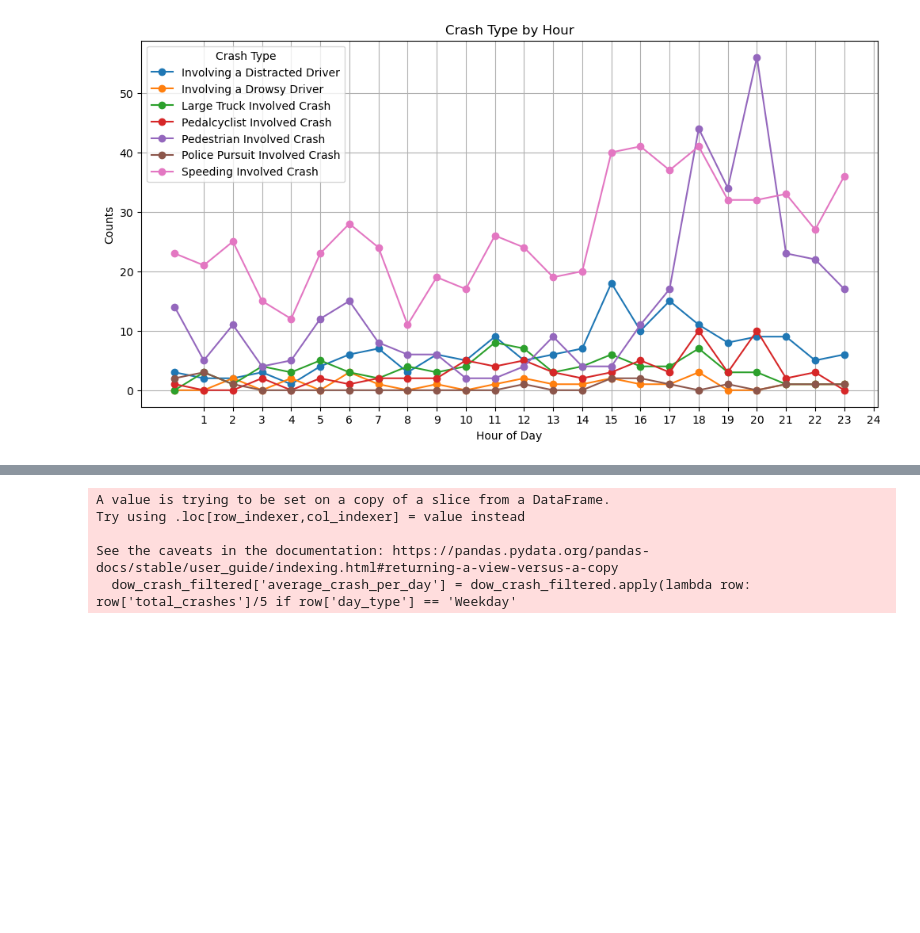
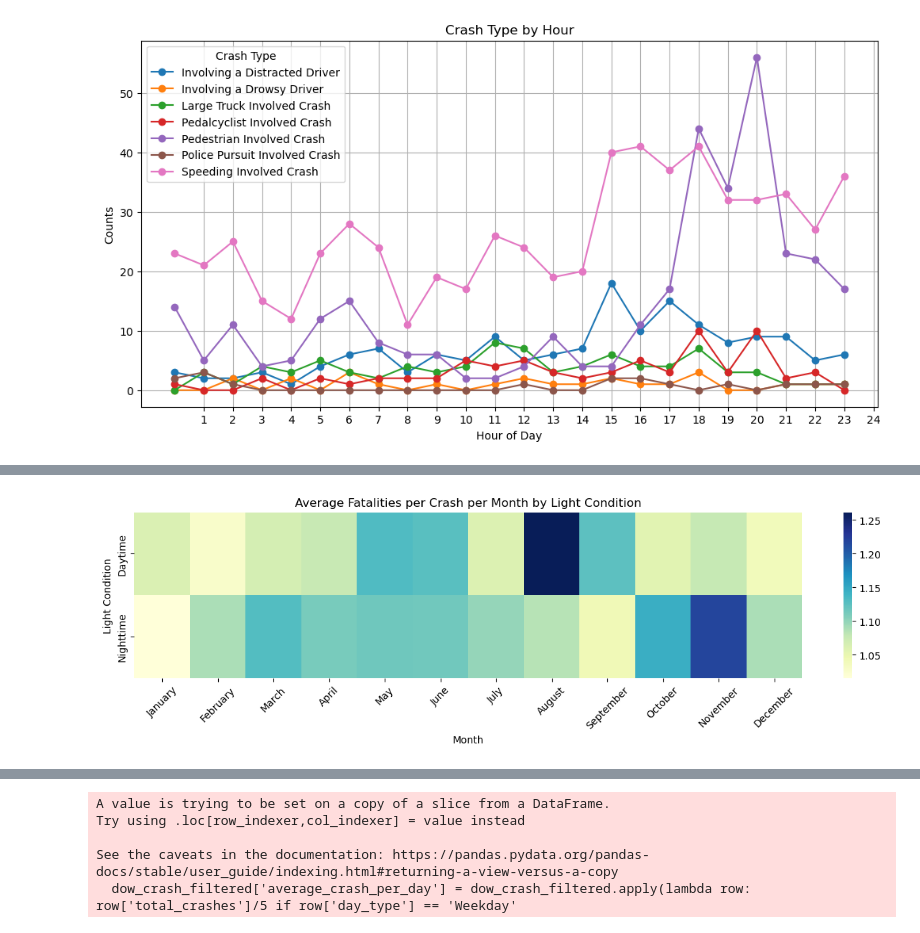
Before and after one commit to DeanRaynes/python-project-1, a Jupyter notebook: Accident Data Dean.ipynb, the cells around one changed output, grey strips where cells are left out. Saved outputs shown, nothing was run; the diff lists cells and outputs as text; code cells hidden in the pictures; blank space fills up the shorter version.

Commit message:
Adding monthly light conditions heatmap

```diff
--- a/Accident Data Dean.ipynb
+++ b/Accident Data Dean.ipynb
@@ -284,0 +290,16 @@ Name: count, dtype: int64
+# %%
+import seaborn as sns
+import numpy as np
+
+fatals_per_crash_filtered = accident_conditions[accident_conditions['a_tod_lit'] != 'Unknown']
+
+fatals_per_crash_month_light = fatals_per_crash_filtered.groupby(['MONTH','a_tod_lit']).agg(
+    number_crashes = ('MONTH','count'),
+    total_fatalities = ('FATALS','sum')
+).reset_index()
+
+fatals_per_crash_month_light['fatals_per_crash'] = fatals_per_crash_month_light['total_fatalities'] / fatals_per_crash_month_light['number_crashes']
+
+fatals_per_crash_pivot = fatals_per_crash_month_light.pivot(index='MONTH',columns='a_tod_lit',values='fatals_per_crash').fillna(0)
+
+fatals_per_crash_pivot
@@ -284,0 +321,18 @@ Name: count, dtype: int64
+# %%
+fatals_per_crash_pivot = fatals_per_crash_pivot.reindex(range(1, 13)).fillna(0)
+
+heatmap_data = fatals_per_crash_pivot.T
+
+fig, ax = plt.subplots(figsize=(15, 3))
+
+sns.heatmap(heatmap_data, annot=False, cmap="YlGnBu", cbar=True, ax=ax)
+
+ax.set_title('Average Fatalities per Crash per Month by Light Condition')
+ax.set_xlabel('Month')
+ax.set_ylabel('Light Condition')
+ax.set_xticks(np.arange(12) + 0.5)
+ax.set_xticklabels(['January', 'February', 'March', 'April', 'May', 'June', 'July', 'August', 'September', 'October', 'November', 'December'],rotation=45)
+
+plt.show()
+# %% [output]
+[figure, added]
```
Also changed, not shown: parts of 3 cells of this notebook, 1 other file.
